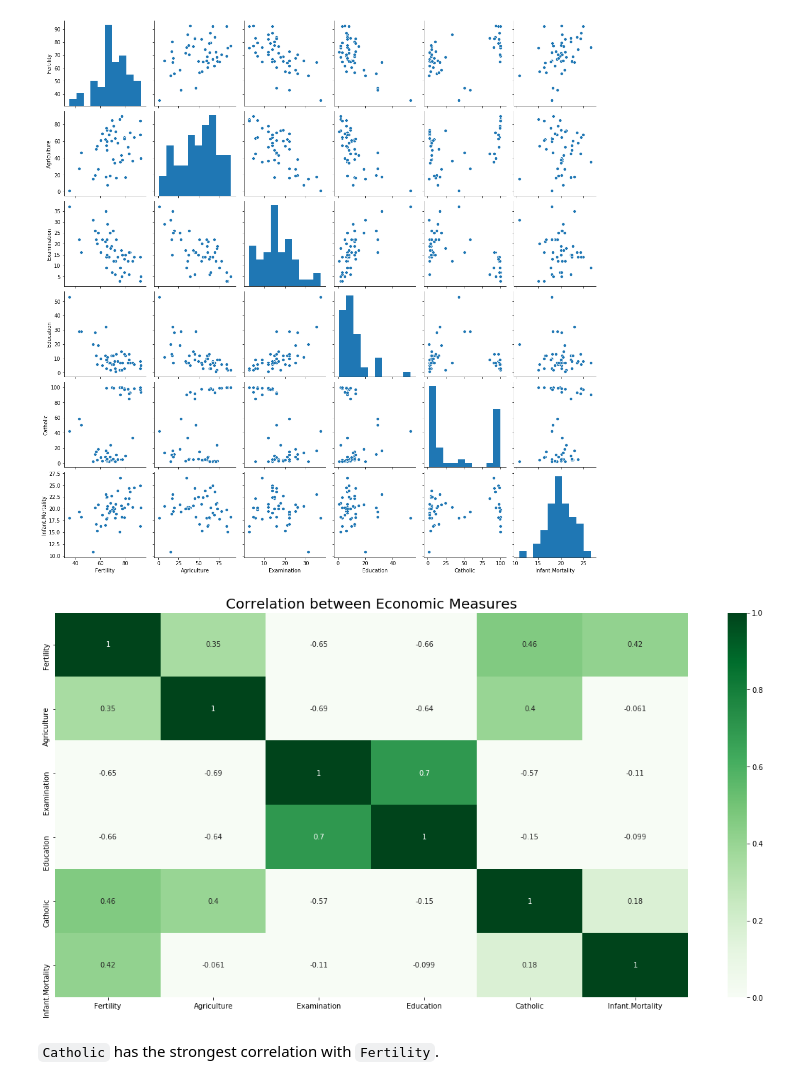
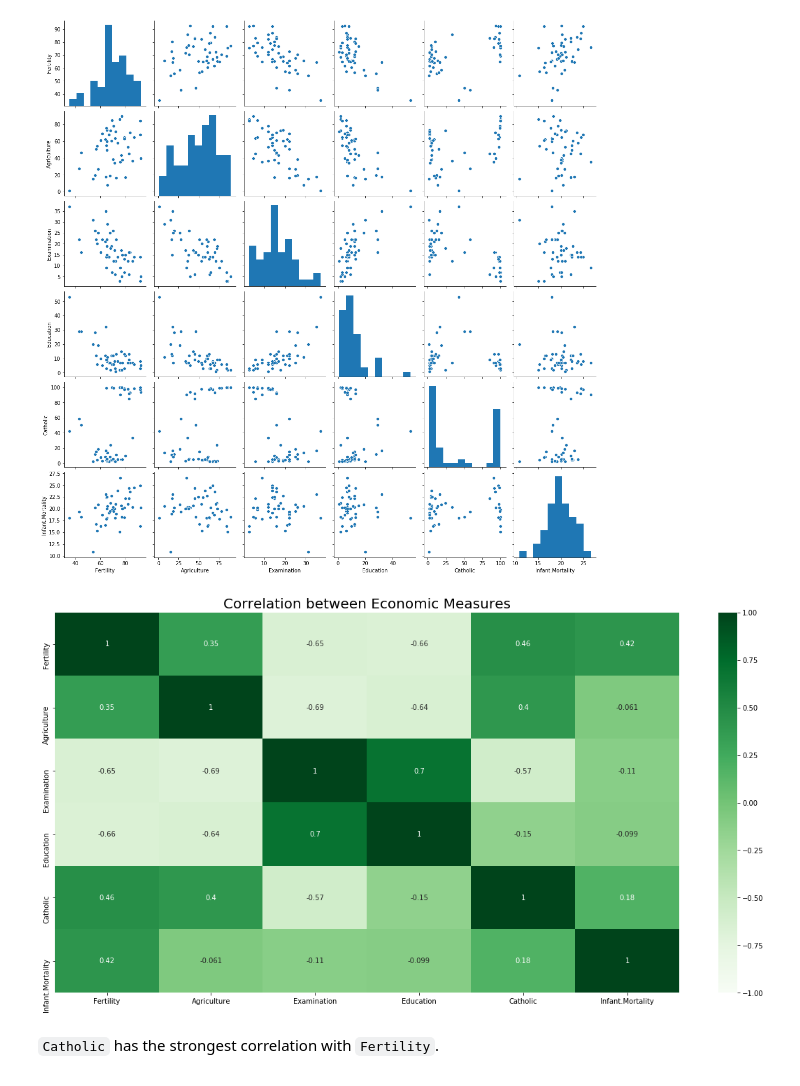
Before and after one commit to Promeos/numpy-pandas-visualization-exercises, a Jupyter notebook: seaborn_exercises.ipynb, the cells around one changed output. Drawn from its saved outputs; the diff is of its cells as text; code cells hidden in the pictures.

```diff
--- a/seaborn_exercises.ipynb
+++ b/seaborn_exercises.ipynb
@@ -260,13 +322,13 @@ sns.pairplot(df_swiss);
 [figure]
 # %%
 plt.figure(figsize=(20,10))
-sns.heatmap(df_swiss.corr(), annot=True, vmin=0, vmax=1, cmap='Greens')
+sns.heatmap(df_swiss.corr(), annot=True, vmin=-1, vmax=1, cmap='Greens')
 # sns.heatmap(df_swiss.corr(), annot=True, robust=True, cmap='Greens')
 
 plt.title('Correlation between Economic Measures', size=20)
 plt.tick_params(labelsize=10);
 # %% [output]
-[figure, old version]
+[figure, new version]
 # %% [markdown]
 `Catholic` has the strongest correlation with `Fertility`.
 # %% [markdown]
```
Also changed, not shown: parts of 23 cells of this notebook.
